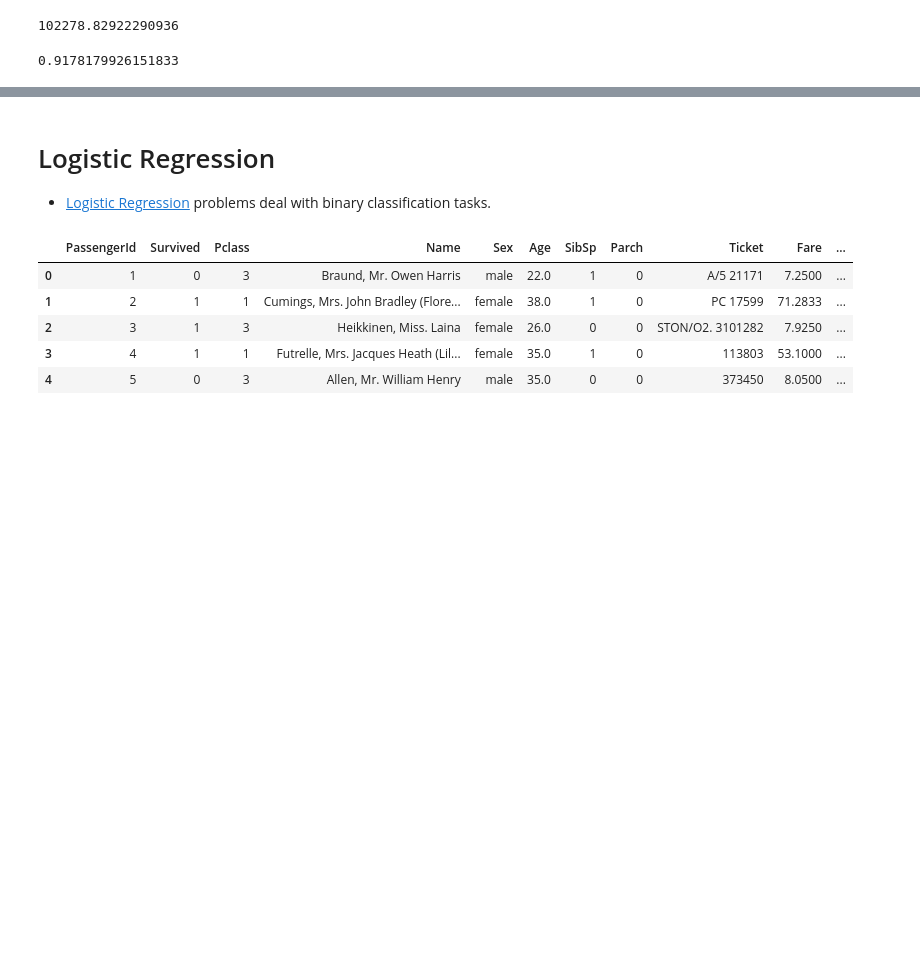
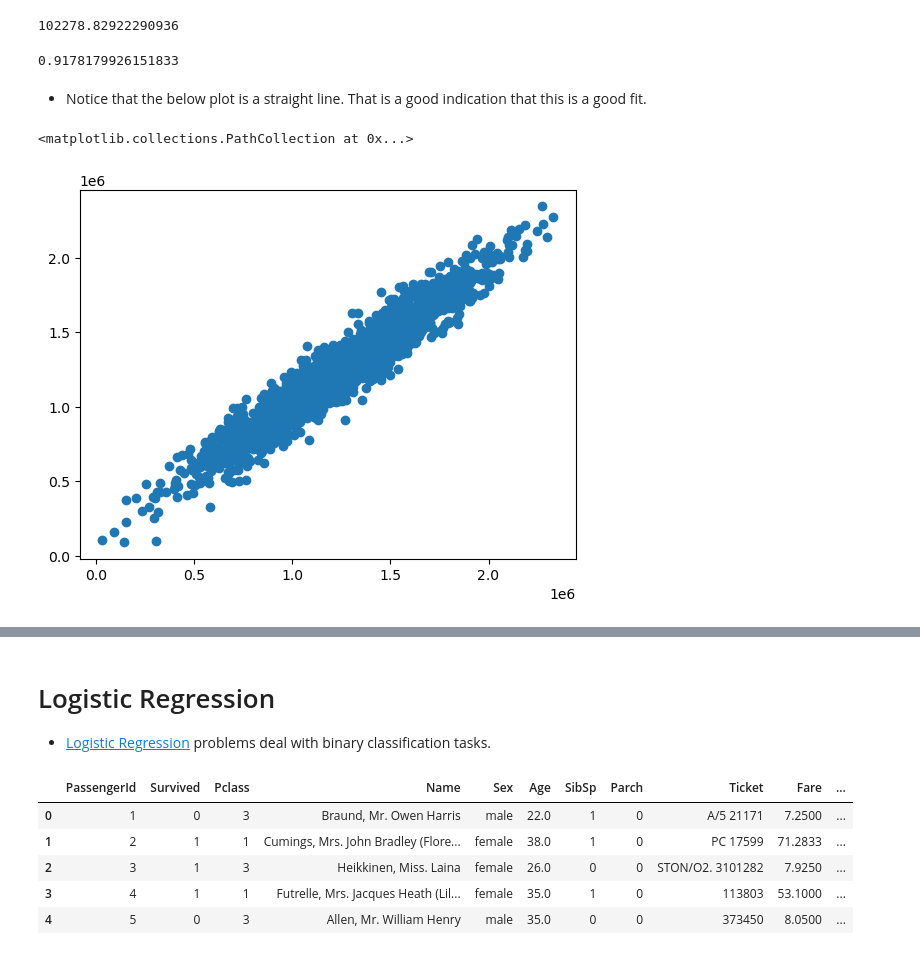
Before and after one commit to pedro-duk/data-science-references-and-tips, a Jupyter notebook: 03 - Machine Learning.ipynb, the cells around one changed output, grey strips where cells are left out. Drawn from its saved outputs; the diff is of its cells as text; code cells hidden in the pictures; blank space fills up the shorter version.

```diff
--- a/03 - Machine Learning.ipynb
+++ b/03 - Machine Learning.ipynb
@@ -324,3 +346,10 @@ np.sqrt(metrics.mean_squared_error(y_test, predictions))
 metrics.explained_variance_score(y_test, predictions)
 # %% [output]
 0.9178179926151833
+# %% [markdown]
+- Notice that the below plot is a straight line. That is a good indication that this is a good fit.
+# %%
+plt.scatter(y_test, predictions)
+# %% [output]
+<matplotlib.collections.PathCollection at 0x...>
+[figure, added]
```
Also changed, not shown: parts of 8 cells of this notebook, 32 other files.
